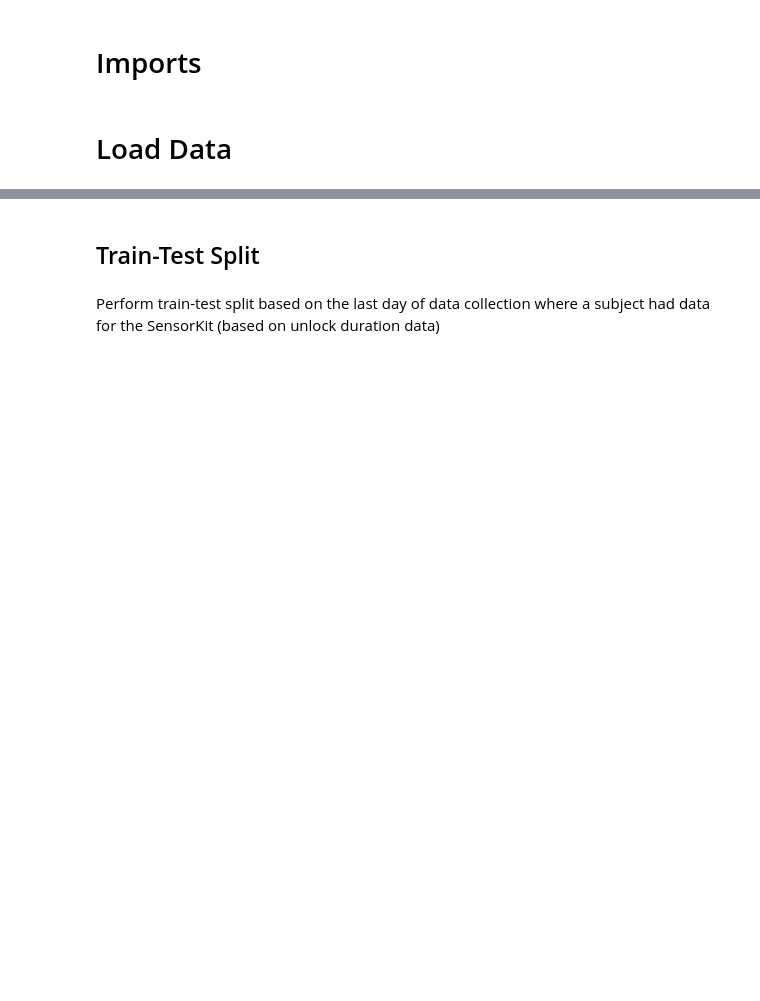
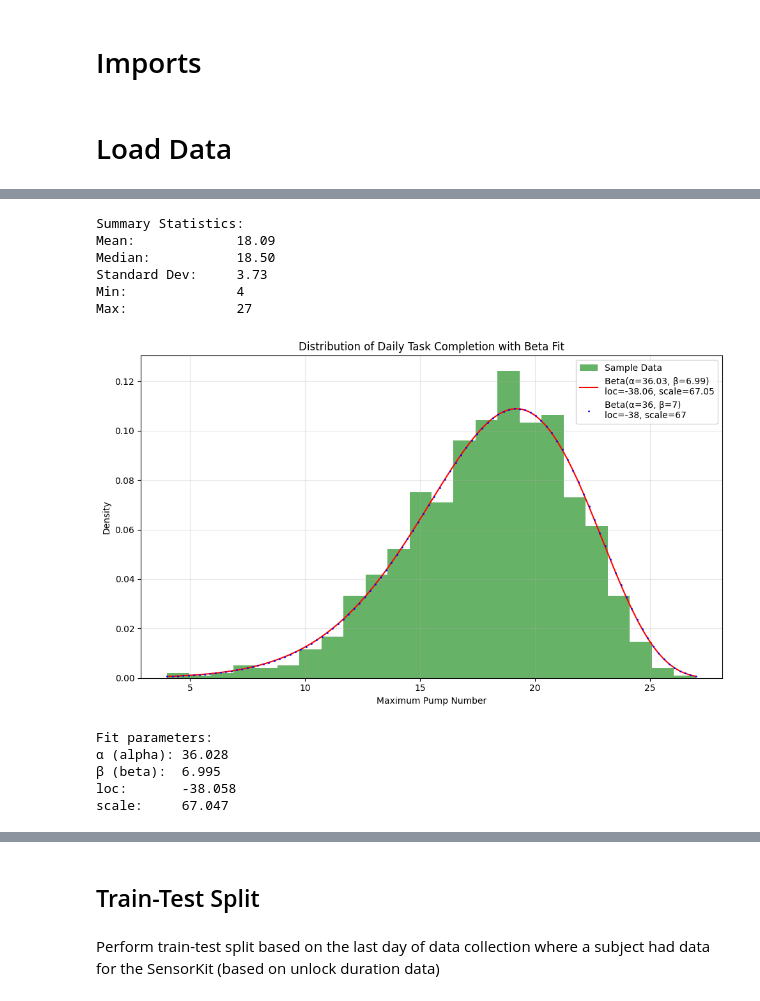
Before and after one commit to danieljwilson/3_3_experience_sampling, a Jupyter notebook: 3_3_3_data_analysis/02_analysis/Models/06_xgboost.ipynb, the cells around one changed output, grey strips where cells are left out. Drawn from its saved outputs; the diff is of its cells as text; code cells hidden in the pictures; blank space fills up the shorter version.

```diff
--- a/3_3_3_data_analysis/02_analysis/Models/06_xgboost.ipynb
+++ b/3_3_3_data_analysis/02_analysis/Models/06_xgboost.ipynb
@@ -23,0 +489,69 @@ mlm_affect_df = pd.read_csv('../../../3_3_2_processed_data/modeling/passive_data
+# %%
+# Calculate summary statistics
+mean_samples = np.mean(samples)
+median_samples = np.median(samples)
+std_samples = np.std(samples)
+min_samples = np.min(samples)
+max_samples = np.max(samples)
+
+print(f"Summary Statistics:")
+print(f"Mean:             {mean_samples:.2f}")
+print(f"Median:           {median_samples:.2f}")
+print(f"Standard Dev:     {std_samples:.2f}")
+print(f"Min:              {min_samples}")
+print(f"Max:              {max_samples}")
+# %% [output]
+Summary Statistics:
+Mean:             18.09
+Median:           18.50
+Standard Dev:     3.73
+Min:              4
+Max:              27
+# %%
+from scipy.stats import beta
+import numpy as np
+import matplotlib.pyplot as plt
+import warnings
+warnings.filterwarnings('ignore')
+
+# Fit Beta distribution to original data
+# Add small epsilon to avoid numerical issues at boundaries
+eps = 1e-10
+samples_adj = np.clip(samples, samples.min() + eps, samples.max() - eps)
+alpha_hat, beta_hat, loc_hat, scale_hat = beta.fit(samples_adj)
+
+# Create points for plotting
+x = np.linspace(samples.min(), samples.max(), 100)
+fitted_pdf = beta.pdf(x, alpha_hat, beta_hat, loc=loc_hat, scale=scale_hat)
+fitted_pdf_rounded = beta.pdf(x, 36, 7, loc=-38, scale=67)
+
+# Plot with improved formatting
+plt.figure(figsize=(10, 6))
+plt.hist(samples, bins=24, density=True, alpha=0.6, color='g', label="Sample Data")
+plt.plot(x, fitted_pdf, 'r-',
+         label=f'Beta(α={alpha_hat:.2f}, β={beta_hat:.2f})\nloc={loc_hat:.2f}, scale={scale_hat:.2f}')
+plt.plot(x, fitted_pdf_rounded, 'b.', markersize=2,
+         label='Beta(α=36, β=7)\nloc=-38, scale=67')
+
+# Add labels and formatting
+plt.xlabel("Maximum Pump Number")
+plt.ylabel("Density")
+plt.title("Distribution of Daily Task Completion with Beta Fit")
+plt.legend()
+plt.grid(True, alpha=0.3)
+plt.tight_layout()
+plt.show()
+
+# Print fit parameters
+print(f"Fit parameters:")
+print(f"α (alpha): {alpha_hat:.3f}")
+print(f"β (beta):  {beta_hat:.3f}")
+print(f"loc:       {loc_hat:.3f}")
+print(f"scale:     {scale_hat:.3f}")
+# %% [output]
+[figure, added]
+Fit parameters:
+α (alpha): 36.028
+β (beta):  6.995
+loc:       -38.058
+scale:     67.047
```
Also changed, not shown: parts of 65 cells of this notebook, 5 other files.
